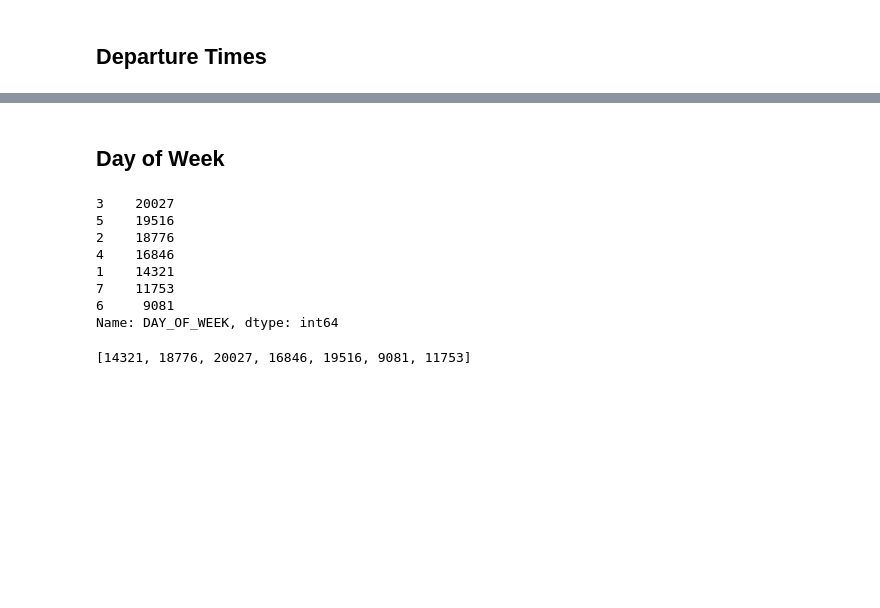
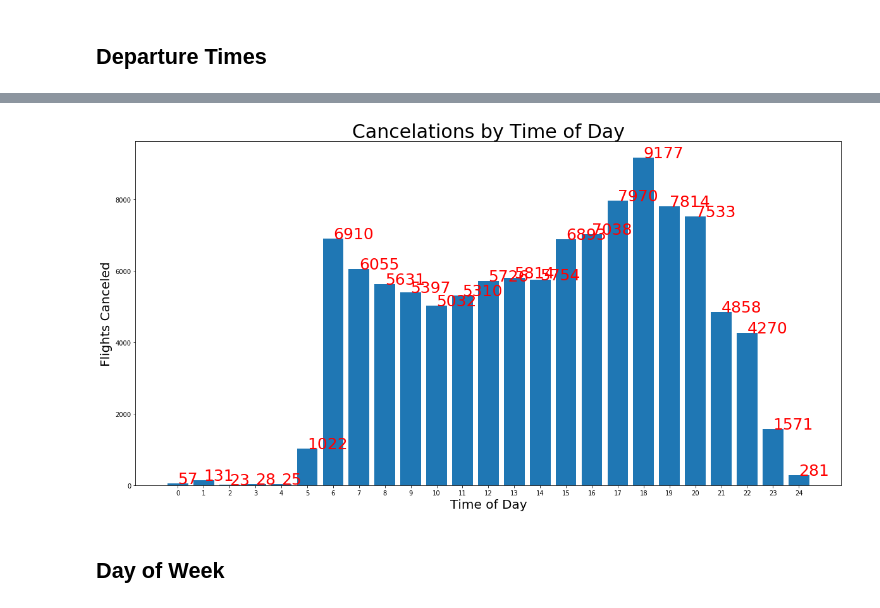
Before and after one commit to Arimorris/canceled_flights, a Jupyter notebook: visuals.ipynb, the cells around one changed output, grey strips where cells are left out. Cells and saved outputs as stored; diff of their text form; code cells hidden in the pictures; blank space fills up the shorter version.

Commit message:
canceled flights by time of day

```diff
--- a/visuals.ipynb
+++ b/visuals.ipynb
@@ -396,0 +372,13 @@ Name: CRS_DEP_TIME, Length: 110320, dtype: int64
+# %%
+dept = cancel['CRS_DEP_TIME'].apply(lambda x: round(x/100,2))
+# %%
+pos = 0
+for d in dept:
+    dec = (math.modf(d))
+    if round(dec[0], 2) >= .29:
+        dept[pos] = int(dept[pos]) +1
+#         print("round up")
+    else:
+        dept[pos] = int(dept[pos])
+#         print("round down")
+    pos +=1
@@ -397,2 +403,18 @@ Name: CRS_DEP_TIME, Length: 110320, dtype: int64
+# %%
+hour = [x for x in range(25)]
+time = dept.value_counts()
+timefreq = [time[x] for x in range(25)]
+# %%
+plt.figure(figsize=(20,10))
+plt.bar(hour, timefreq)
+plt.title("Cancelations by Time of Day", fontsize =30)
+plt.xlabel('Time of Day', fontsize =20)
+plt.xticks(range(0,25))
+plt.ylabel('Flights Canceled', fontsize =20)
+for a,b in zip(hour, timefreq):
+    plt.text(a, b, str(b), fontsize =25, color ='r')
+plt.show()
+# %% [output]
+[figure, added]
 # %% [markdown]
 ## Day of Week
@@ -401,12 +421 @@ week = cancel['DAY_OF_WEEK'].value_counts()
-# %%
-week
-# %% [output]
-3    20027
-5    19516
-2    18776
-4    16846
-1    14321
-7    11753
-6     9081
-Name: DAY_OF_WEEK, dtype: int64
 # %%
@@ -416,7 +425,3 @@ weekfreq = [week[x] for x in range(1,8)]
-# %%
-weekfreq
-# %% [output]
-[14321, 18776, 20027, 16846, 19516, 9081, 11753]
 # %%
 plt.figure(figsize=(20,10))
 plt.bar(weekday, weekfreq)
```
Also changed, not shown: parts of 9 cells of this notebook.
